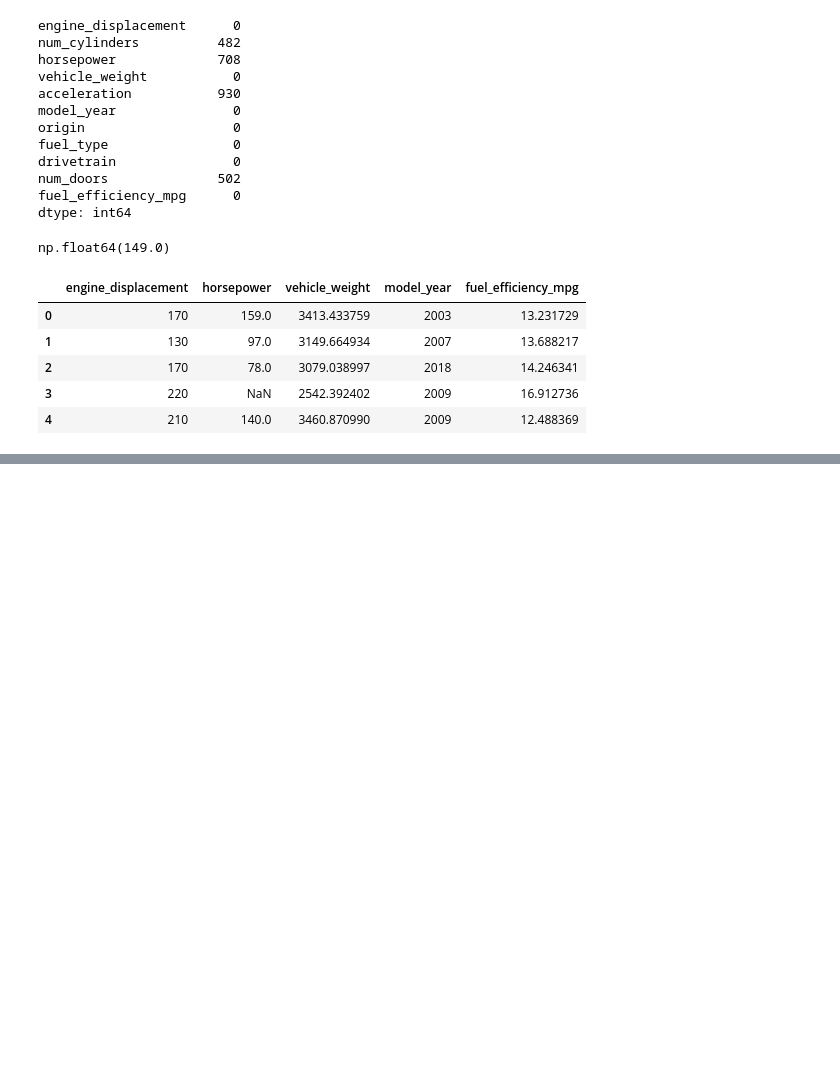
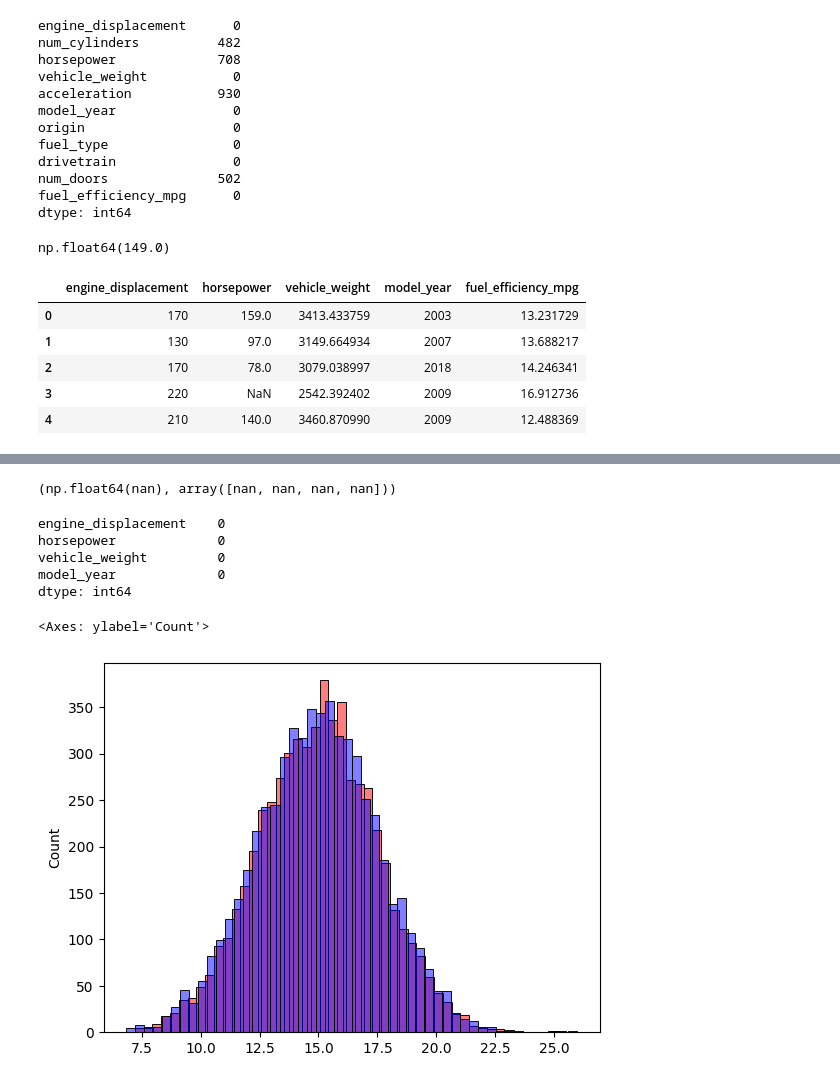
Before and after one commit to kjsampat/machine-learning-zoomcamp, a Jupyter notebook: 02-regression/homework.ipynb, the cells around one changed output, grey strips where cells are left out. Saved outputs shown, nothing was run; the diff lists cells and outputs as text; code cells hidden in the pictures; blank space fills up the shorter version.

```diff
--- a/02-regression/homework.ipynb
+++ b/02-regression/homework.ipynb
@@ -174,0 +351,4 @@ df.head()
+# %%
+train_linear_regression(X_train, y_train)
+# %% [output]
+(np.float64(nan), array([nan, nan, nan, nan]))
@@ -174,0 +357,22 @@ df.head()
+# %%
+# fill with 0
+
+df_train[base].fillna(0).isnull().sum()
+# %% [output]
+engine_displacement    0
+horsepower             0
+vehicle_weight         0
+model_year             0
+dtype: int64
+# %%
+X_train = df_train[base].fillna(0).values
+# %%
+w0, w = train_linear_regression(X_train, y_train)
+# %%
+y_pred = w0 + X_train.dot(w)
+# %%
+sns.histplot(y_pred, bins='fd', alpha=0.5, color='red')
+sns.histplot(y_train, bins='fd', alpha=0.5, color='blue')
+# %% [output]
+<Axes: ylabel='Count'>
+[figure, added]
```
Also changed, not shown: parts of 29 cells of this notebook, 1 other file.
